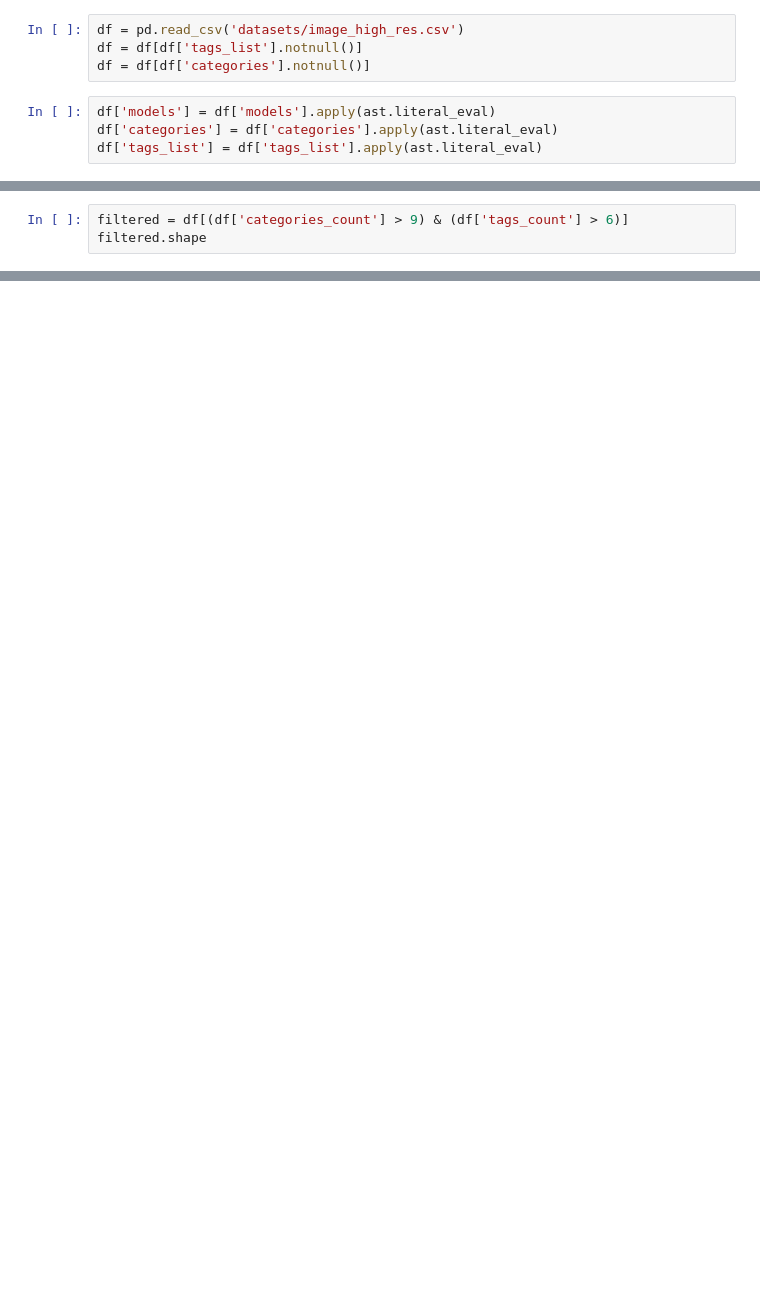
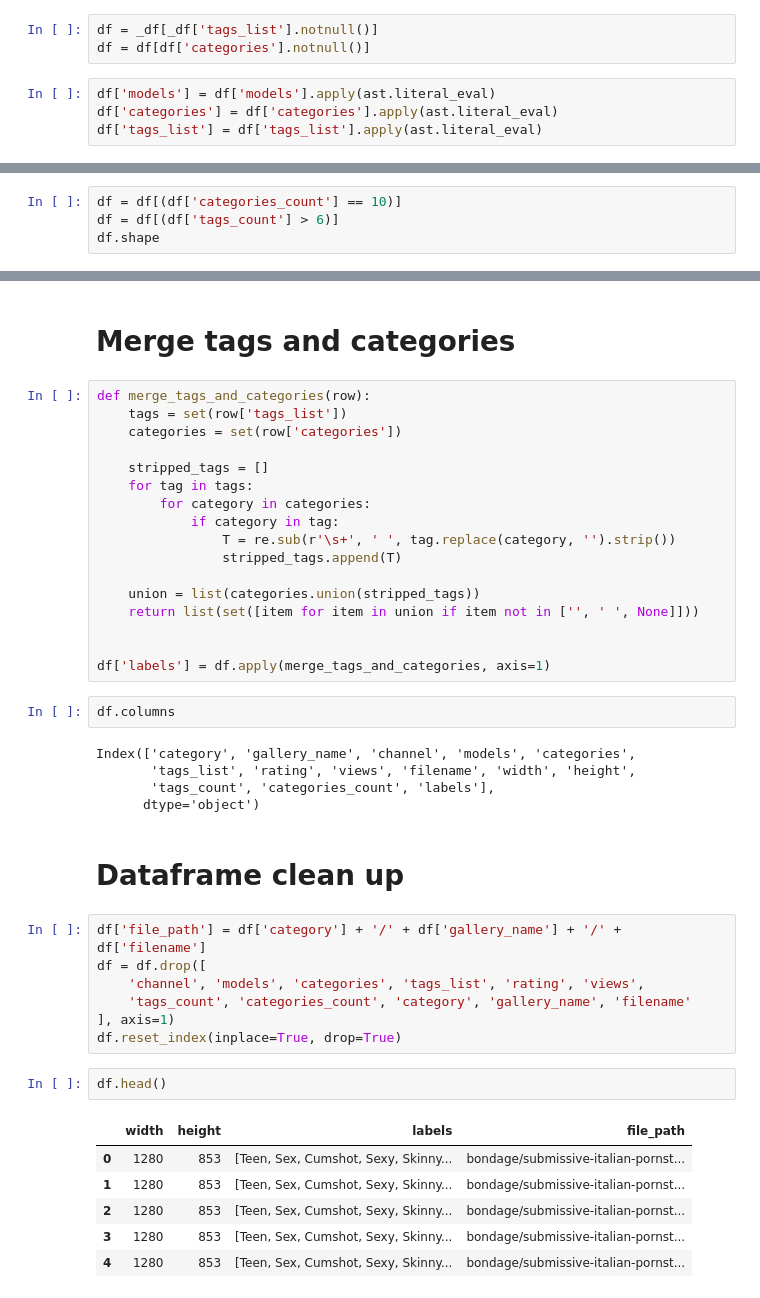
Before and after one commit to M-Fannilla/milfusion, a Jupyter notebook: fannilla_tags_extraction.ipynb, the cells around one changed output, grey strips where cells are left out. Saved outputs shown, nothing was run; the diff lists cells and outputs as text; blank space fills up the shorter version.

Commit message:
cleanup

```diff
--- a/fannilla_tags_extraction.ipynb
+++ b/fannilla_tags_extraction.ipynb
@@ -8,6 +89,5 @@ SRC_DIR = Path('/Volumes/external_drive')
 # %%
-df = pd.read_csv('datasets/image_high_res.csv')
-df = df[df['tags_list'].notnull()]
+df = _df[_df['tags_list'].notnull()]
 df = df[df['categories'].notnull()]
 # %%
 df['models'] = df['models'].apply(ast.literal_eval)
@@ -47,3 +106,4 @@ Name: categories, dtype: object
 # %%
-filtered = df[(df['categories_count'] > 9) & (df['tags_count'] > 6)]
-filtered.shape
+df = df[(df['categories_count'] == 10)]
+df = df[(df['tags_count'] > 6)]
+df.shape
@@ -74,0 +213,44 @@ len(all_tags)
+# %% [markdown]
+# Merge tags and categories
+# %%
+def merge_tags_and_categories(row):
+    tags = set(row['tags_list'])
+    categories = set(row['categories'])
+
+    stripped_tags = []
+    for tag in tags:
+        for category in categories:
+            if category in tag:
+                T = re.sub(r'\s+', ' ', tag.replace(category, '').strip())
+                stripped_tags.append(T)
+
+    union = list(categories.union(stripped_tags))
+    return list(set([item for item in union if item not in ['', ' ', None]]))
+
+
+df['labels'] = df.apply(merge_tags_and_categories, axis=1)
+# %%
+df.columns
+# %% [output]
+Index(['category', 'gallery_name', 'channel', 'models', 'categories',
+       'tags_list', 'rating', 'views', 'filename', 'width', 'height',
+       'tags_count', 'categories_count', 'labels'],
+      dtype='object')
+# %% [markdown]
+# Dataframe clean up
+# %%
+df['file_path'] = df['category'] + '/' + df['gallery_name'] + '/' + df['filename']
+df = df.drop([
+    'channel', 'models', 'categories', 'tags_list', 'rating', 'views',
+    'tags_count', 'categories_count', 'category', 'gallery_name', 'filename'
+], axis=1)
+df.reset_index(inplace=True, drop=True)
+# %%
+df.head()
+# %% [output]
+|  | width | height | labels | file_path |
+| 0 | 1280 | 853 | [Teen, Sex, Cumshot, Sexy, Skinny... | bondage/submissive-italian-pornst... |
+| 1 | 1280 | 853 | [Teen, Sex, Cumshot, Sexy, Skinny... | bondage/submissive-italian-pornst... |
+| 2 | 1280 | 853 | [Teen, Sex, Cumshot, Sexy, Skinny... | bondage/submissive-italian-pornst... |
+| 3 | 1280 | 853 | [Teen, Sex, Cumshot, Sexy, Skinny... | bondage/submissive-italian-pornst... |
+| 4 | 1280 | 853 | [Teen, Sex, Cumshot, Sexy, Skinny... | bondage/submissive-italian-pornst... |
```
Also changed, not shown: parts of 31 cells of this notebook, 4 other files.
